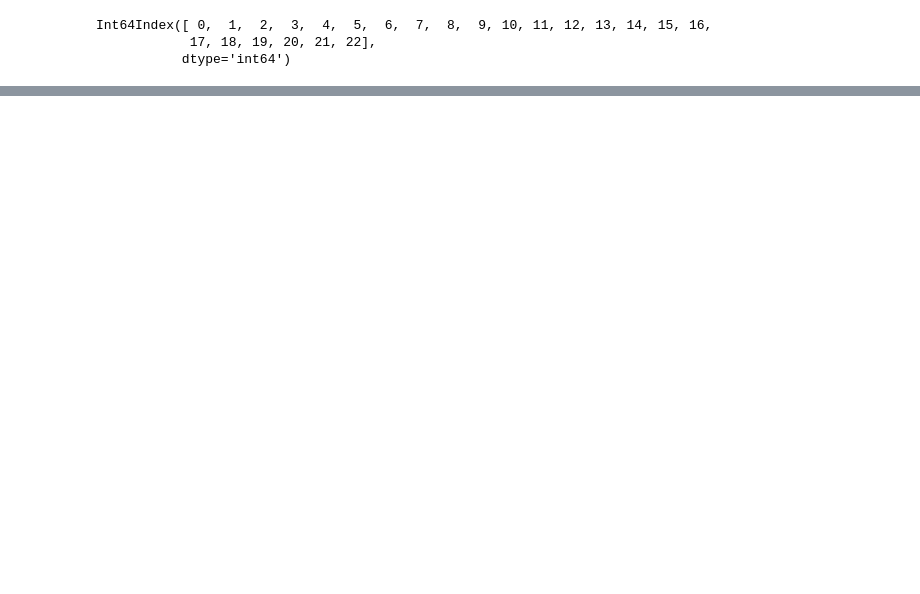
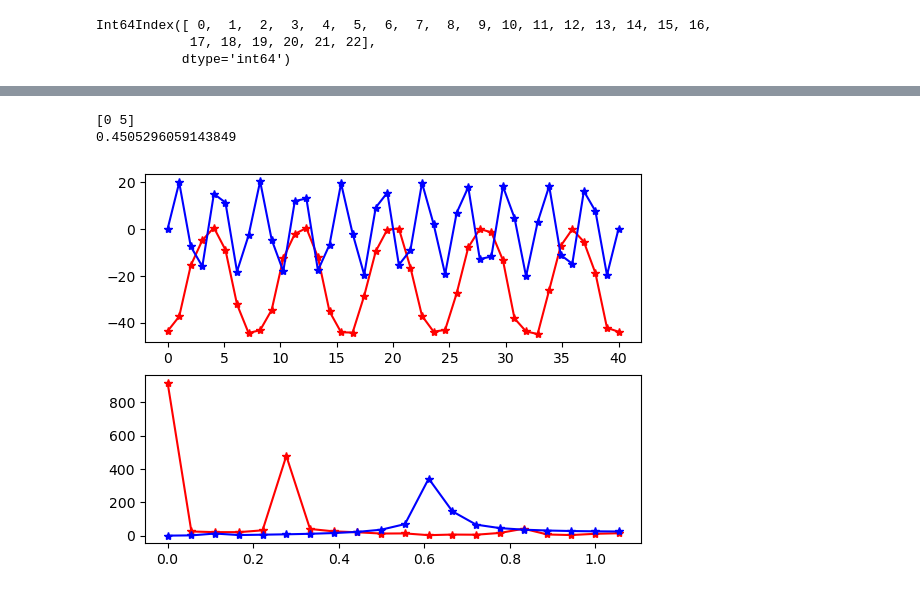
Before and after one commit to Kexin-Wei/lite6Robot_demo, a Jupyter notebook: motion_tracking/Motion_fitting.ipynb, the cells around one changed output, grey strips where cells are left out. Drawn from its saved outputs; the diff is of its cells as text; code cells hidden in the pictures; blank space fills up the shorter version.

```diff
--- a/motion_tracking/Motion_fitting.ipynb
+++ b/motion_tracking/Motion_fitting.ipynb
@@ -96,0 +97,30 @@ inf [inf inf inf inf]
+# %%
+X=y
+N = len(y)
+
+# Compute the FFT
+yf = scipy.fftpack.fft(y)
+idx = np.where(np.abs(yf[:N//2])>200)[0]
+print(idx)
+
+x = np.linspace(0,N,N)
+z = 20*np.sin(50.0 * 2.0*np.pi*x) + 0.5*np.sin(80.0 * 2.0*np.pi*x)
+zf = scipy.fftpack.fft(z)
+
+# frequency
+dt = np.diff(t).mean()
+print(dt)
+freq = np.fft.fftfreq(N, d=dt)
+
+fig = plt.figure()
+ax = fig.add_subplot(211)
+ax.plot(x,y,'r*-')
+ax.plot(x,z,'b*-')
+ax = fig.add_subplot(212)
+ax.plot(freq[:N//2],abs(yf[:N//2]),'r*-')
+ax.plot(freq[:N//2],abs(zf[:N//2]),'b*-')
+plt.show()
+# %% [output]
+[0 5]
+0.4505296059143849
+[figure, added]
```
Also changed, not shown: parts of 18 cells of this notebook, 1 other file.
